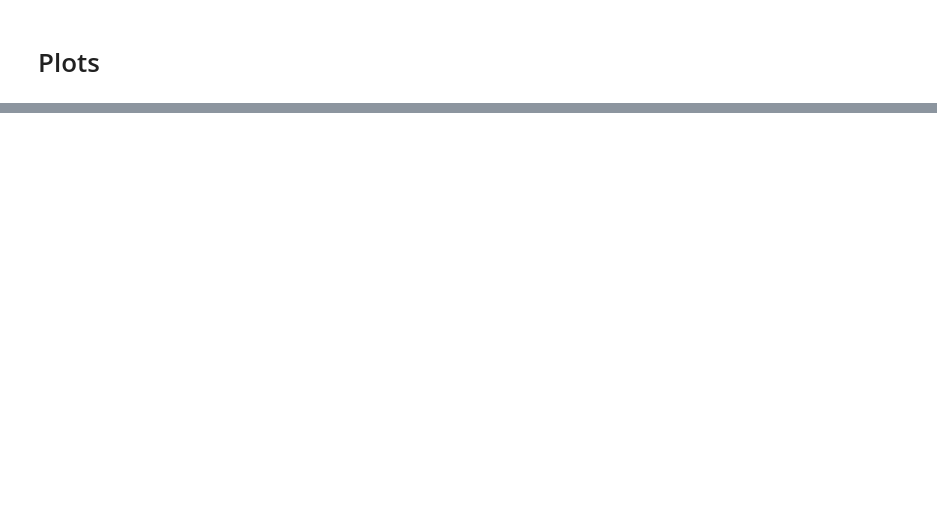
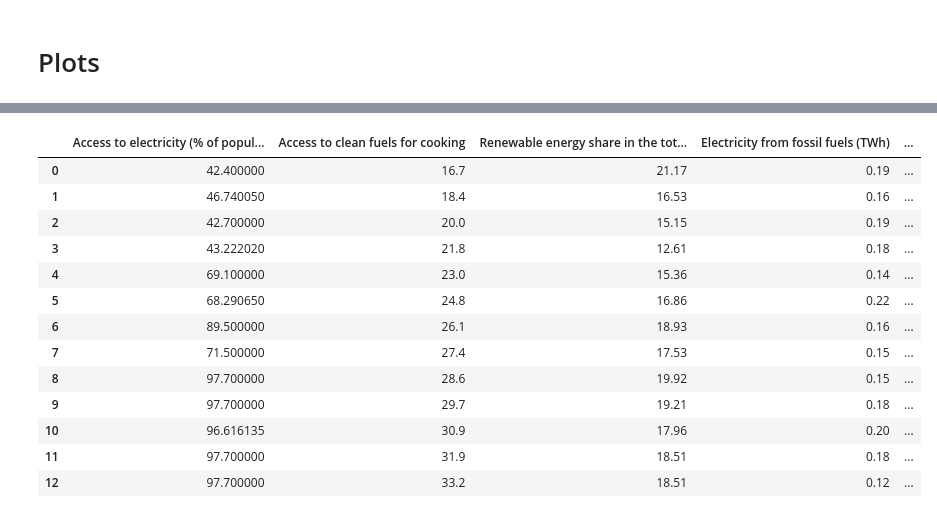
Before and after one commit to Nicohim87/TransformerForTimeSeriesData, a Jupyter notebook: gdp_per_capita_pred.ipynb, the cells around one changed output, grey strips where cells are left out. Saved outputs shown, nothing was run; the diff lists cells and outputs as text; code cells hidden in the pictures; blank space fills up the shorter version.

```diff
--- a/gdp_per_capita_pred.ipynb
+++ b/gdp_per_capita_pred.ipynb
@@ -382,0 +447,28 @@ plt.show()
+# %%
+regional_data = []
+
+for year in test_y:
+    year = int(year)
+
+    regional_data.append(torch.tensor(entity_groups[comparison_entity[0]][years_index[year]]))
+
+
+regional_data = torch.stack(regional_data)
+gt = regional_data.numpy()
+gt = scaler.inverse_transform(gt[:, 1:])
+pd.DataFrame(gt, columns=df_global.columns[1:])
+# %% [output]
+|  | Access to electricity (% of popul... | Access to clean fuels for cooking | Renewable energy share in the tot... | Electricity from fossil fuels (TWh) | ... |
+| 0 | 42.400000 | 16.7 | 21.17 | 0.19 | ... |
+| 1 | 46.740050 | 18.4 | 16.53 | 0.16 | ... |
+| 2 | 42.700000 | 20.0 | 15.15 | 0.19 | ... |
+| 3 | 43.222020 | 21.8 | 12.61 | 0.18 | ... |
+| 4 | 69.100000 | 23.0 | 15.36 | 0.14 | ... |
+| 5 | 68.290650 | 24.8 | 16.86 | 0.22 | ... |
+| 6 | 89.500000 | 26.1 | 18.93 | 0.16 | ... |
+| 7 | 71.500000 | 27.4 | 17.53 | 0.15 | ... |
+| 8 | 97.700000 | 28.6 | 19.92 | 0.15 | ... |
+| 9 | 97.700000 | 29.7 | 19.21 | 0.18 | ... |
+| 10 | 96.616135 | 30.9 | 17.96 | 0.20 | ... |
+| 11 | 97.700000 | 31.9 | 18.51 | 0.18 | ... |
+| 12 | 97.700000 | 33.2 | 18.51 | 0.12 | ... |
```
Also changed, not shown: parts of 10 cells of this notebook.
